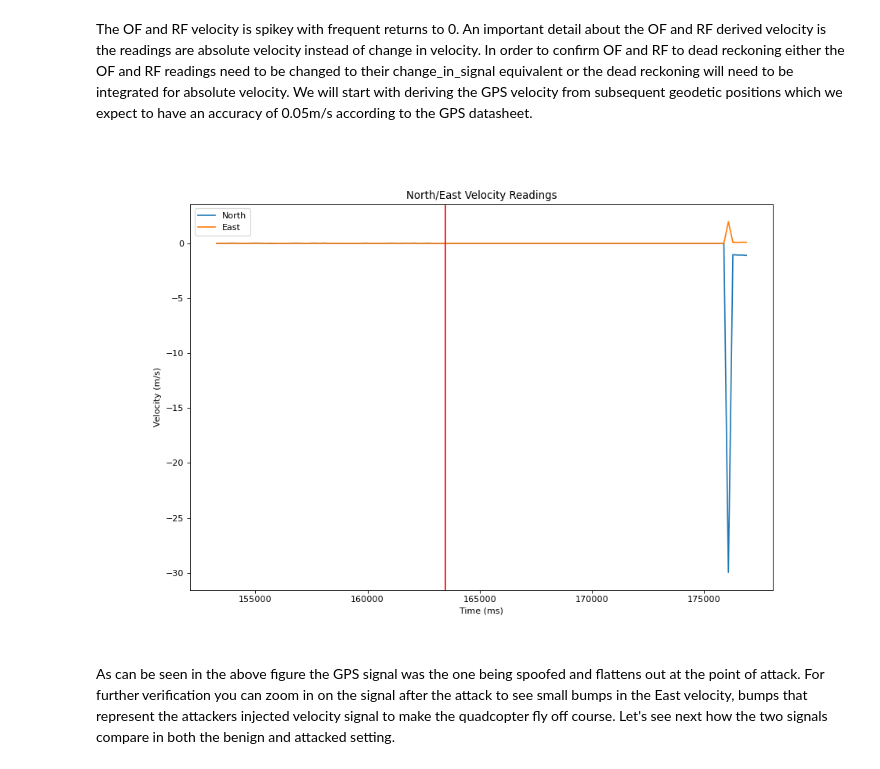
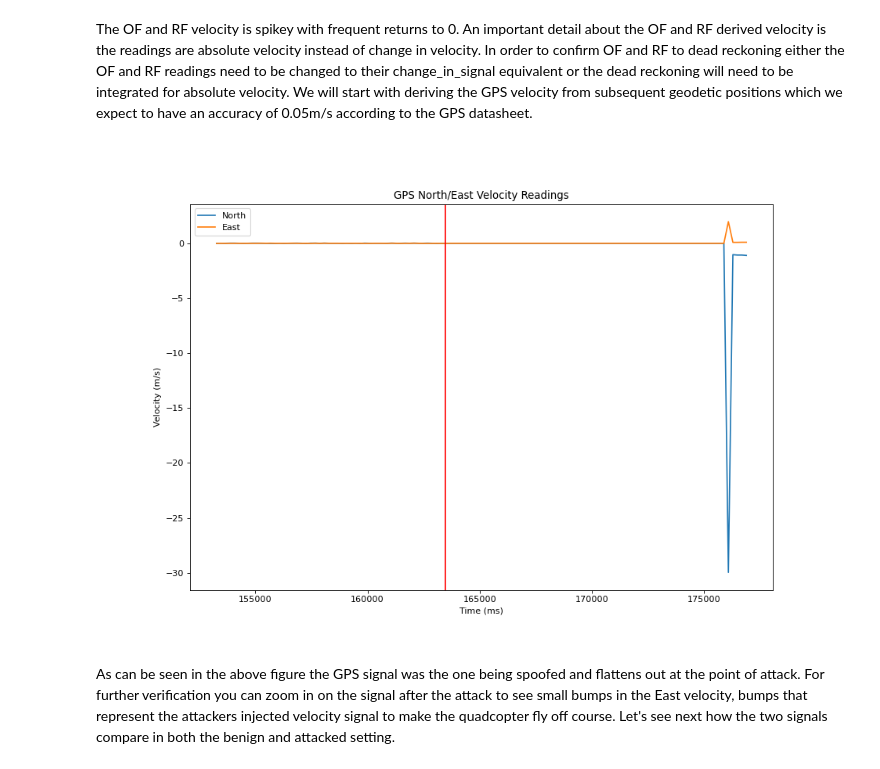
Before and after one commit to BaileySri/Practical-Software-Defense-for-GPS-Spoofing-on-a-Hobby-UAV-Offline, a Jupyter notebook: notebooks/0.4-bks-attack-idle-gps.ipynb, the cells around one changed output. Saved outputs shown, nothing was run; the diff lists cells and outputs as text; code cells hidden in the pictures.

```diff
--- a/notebooks/0.4-bks-attack-idle-gps.ipynb
+++ b/notebooks/0.4-bks-attack-idle-gps.ipynb
@@ -134,20 +134,20 @@ according to the GPS datasheet.
 # %%
 from confirmation.process import geodetic2ned, change_in_signal
 
 #Drop the extra rows not related to updating the gps
 gps = df[df.gpsMS.shift() != df.gpsMS][["gpsMS","lat","lng","gpAlt"]].reset_index(drop=True)
 
 gps_ned = geodetic2ned(gps.lat, gps.lng, gps.gpAlt)
 gps_ned_ms = gps_ned.apply(change_in_signal)
 
 simple_time_plot([gps.gpsMS[1:],
                   gps.gpsMS[1:]],
                  [gps_ned_ms["North"], gps_ned_ms["East"]],
                  atk=atk/1000,
-                title="North/East Velocity Readings",
+                title="GPS North/East Velocity Readings",
                 units=["ms","Velocity (m/s)"])
 # %% [output]
-[figure, old version]
+[figure, new version]
 # %% [markdown]
 As can be seen in the above figure the GPS signal was the one
 being spoofed and flattens out at the point of attack. For
```
Also changed, not shown: 4 other files.
